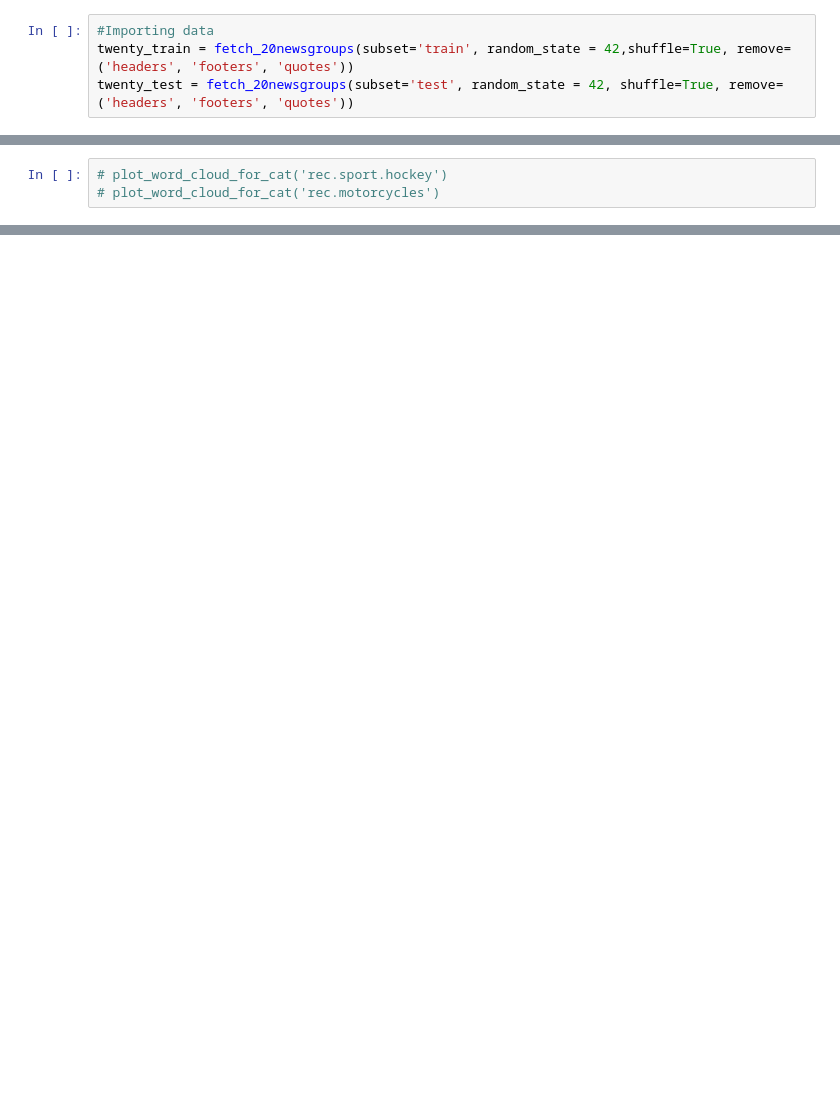
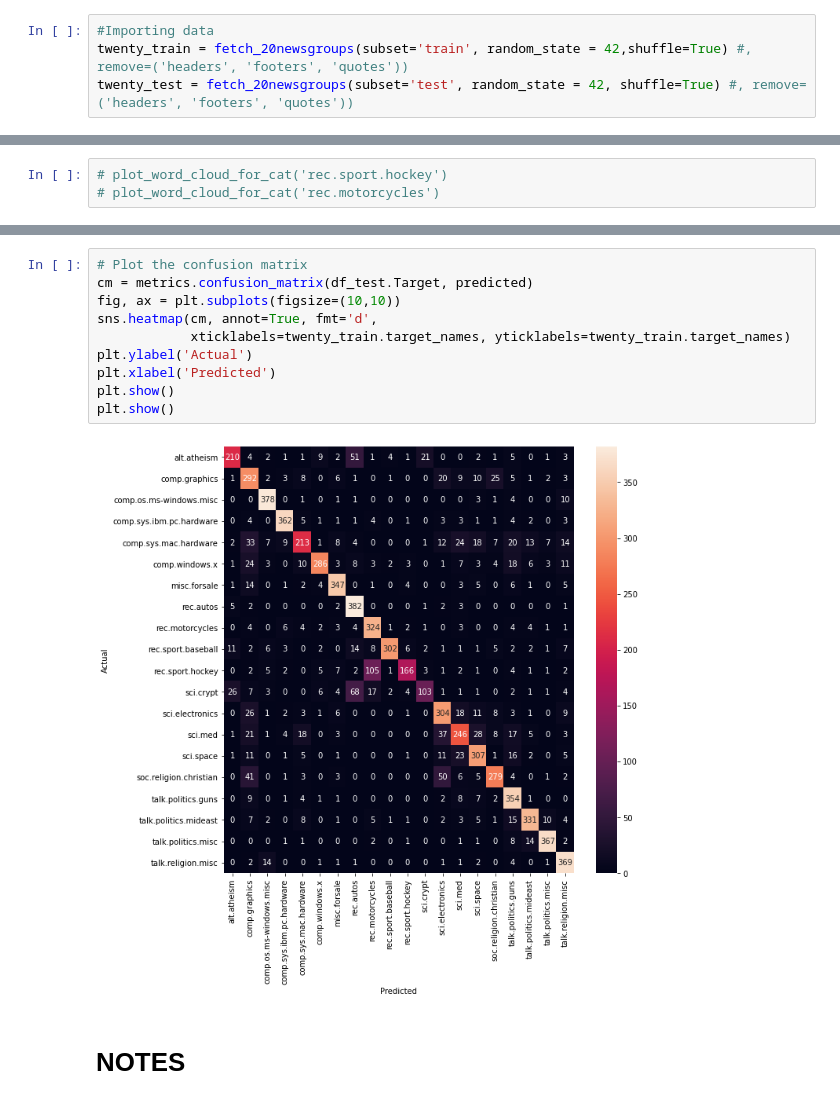
Before and after one commit to s6aamani/20_news_group, a Jupyter notebook: machine_learning_challenge_notebook.ipynb, the cells around one changed output, grey strips where cells are left out. Saved outputs shown, nothing was run; the diff lists cells and outputs as text; blank space fills up the shorter version.

```diff
--- a/machine_learning_challenge_notebook.ipynb
+++ b/machine_learning_challenge_notebook.ipynb
@@ -30,4 +35,4 @@ from wordcloud import WordCloud
 # %%
 #Importing data
-twenty_train = fetch_20newsgroups(subset='train', random_state = 42,shuffle=True, remove=('headers', 'footers', 'quotes'))
-twenty_test = fetch_20newsgroups(subset='test', random_state = 42, shuffle=True, remove=('headers', 'footers', 'quotes'))
+twenty_train = fetch_20newsgroups(subset='train', random_state = 42,shuffle=True) #, remove=('headers', 'footers', 'quotes'))
+twenty_test = fetch_20newsgroups(subset='test', random_state = 42, shuffle=True) #, remove=('headers', 'footers', 'quotes'))
@@ -367,0 +646,14 @@ plt.show()
+# %%
+# Plot the confusion matrix
+cm = metrics.confusion_matrix(df_test.Target, predicted)
+fig, ax = plt.subplots(figsize=(10,10))
+sns.heatmap(cm, annot=True, fmt='d',
+            xticklabels=twenty_train.target_names, yticklabels=twenty_train.target_names)
+plt.ylabel('Actual')
+plt.xlabel('Predicted')
+plt.show()
+plt.show()
+# %% [output]
+[figure, added]
+# %% [markdown]
+# NOTES
```
Also changed, not shown: parts of 68 cells of this notebook.
